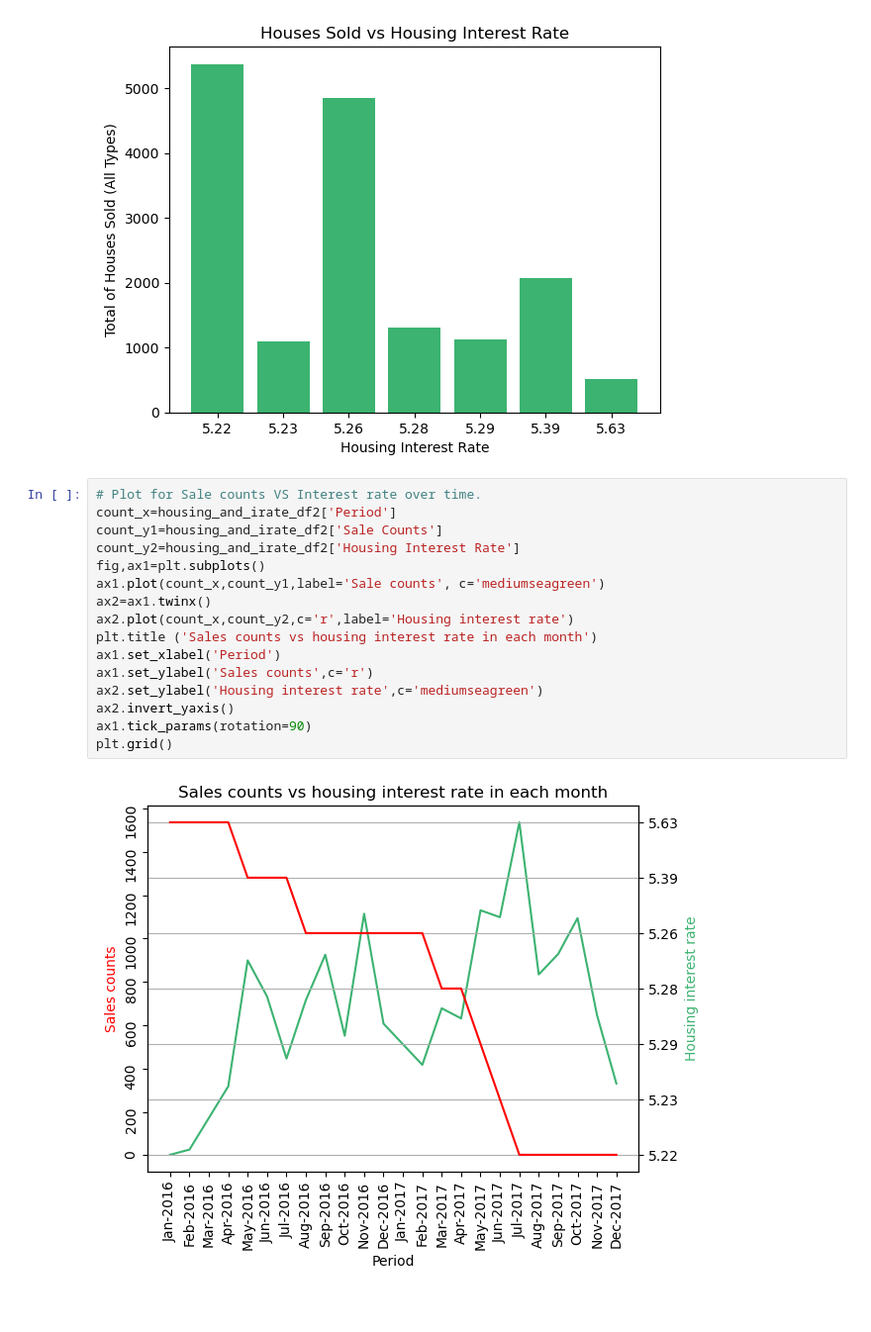
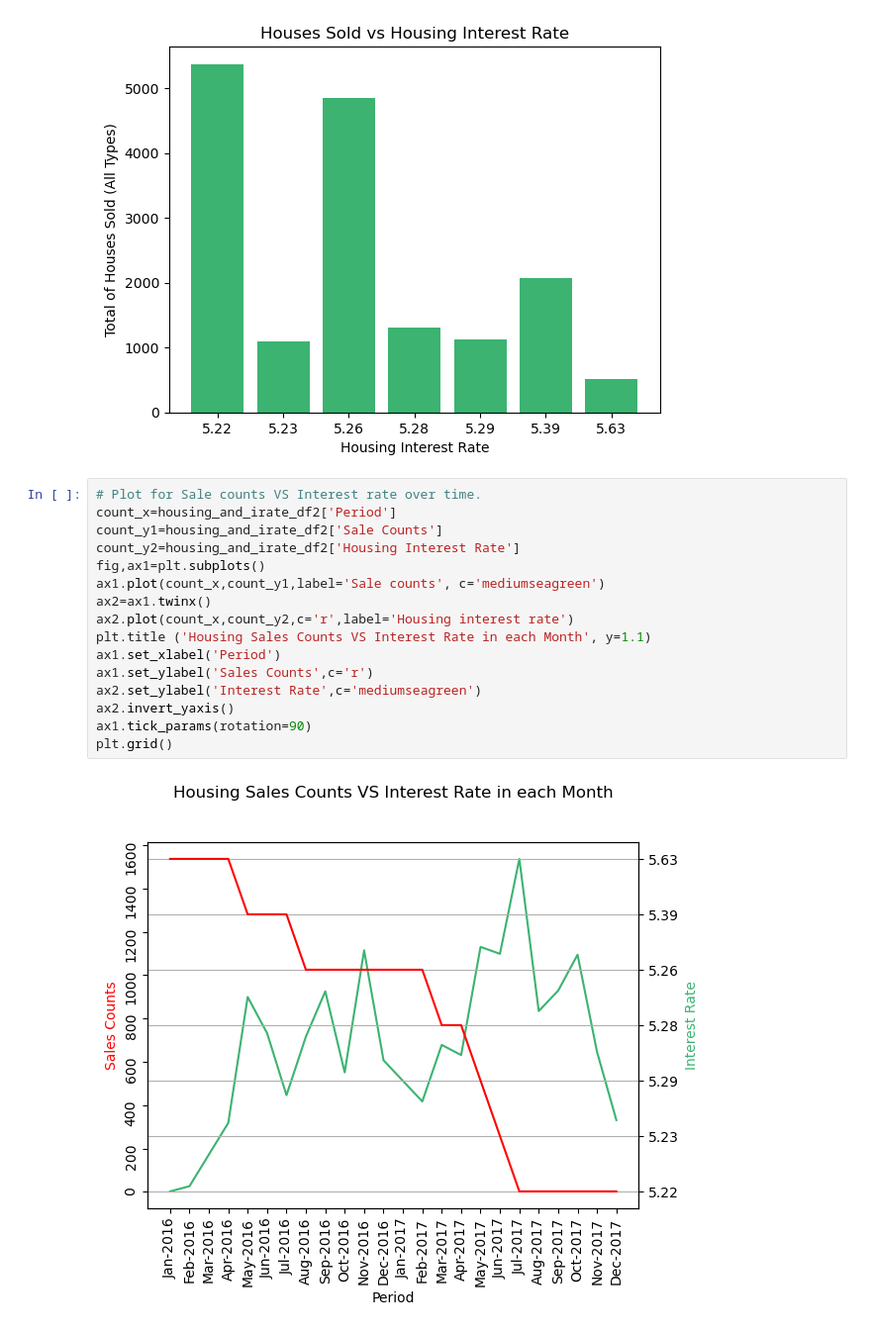
Before and after one commit to Anton0Lee/Project1_grp5, a Jupyter notebook: project1 main codes_Q1.ipynb, the cells around one changed output. Shown: that part at 99% size. Saved outputs shown, nothing was run; the diff lists cells and outputs as text; blank space fills up the shorter version.

Commit message:
changed plots titles

```diff
--- a/project1 main codes_Q1.ipynb
+++ b/project1 main codes_Q1.ipynb
@@ -228,21 +228,21 @@ plt.show()
 # %%
 # Plot for Sale counts VS Interest rate over time.
 count_x=housing_and_irate_df2['Period']
 count_y1=housing_and_irate_df2['Sale Counts']
 count_y2=housing_and_irate_df2['Housing Interest Rate']
 fig,ax1=plt.subplots()
 ax1.plot(count_x,count_y1,label='Sale counts', c='mediumseagreen')
 ax2=ax1.twinx()
 ax2.plot(count_x,count_y2,c='r',label='Housing interest rate')
-plt.title ('Sales counts vs housing interest rate in each month')
+plt.title ('Housing Sales Counts VS Interest Rate in each Month', y=1.1)
 ax1.set_xlabel('Period')
-ax1.set_ylabel('Sales counts',c='r')
-ax2.set_ylabel('Housing interest rate',c='mediumseagreen')
+ax1.set_ylabel('Sales Counts',c='r')
+ax2.set_ylabel('Interest Rate',c='mediumseagreen')
 ax2.invert_yaxis()
 ax1.tick_params(rotation=90)
 plt.grid()
 # %% [output]
-[figure, old version]
+[figure, new version]
 # %%
 #Plots for Housing price VS Interest rate over time
 price_x=housing_and_irate_df2['Period']
```
Also changed, not shown: parts of 2 cells of this notebook.
